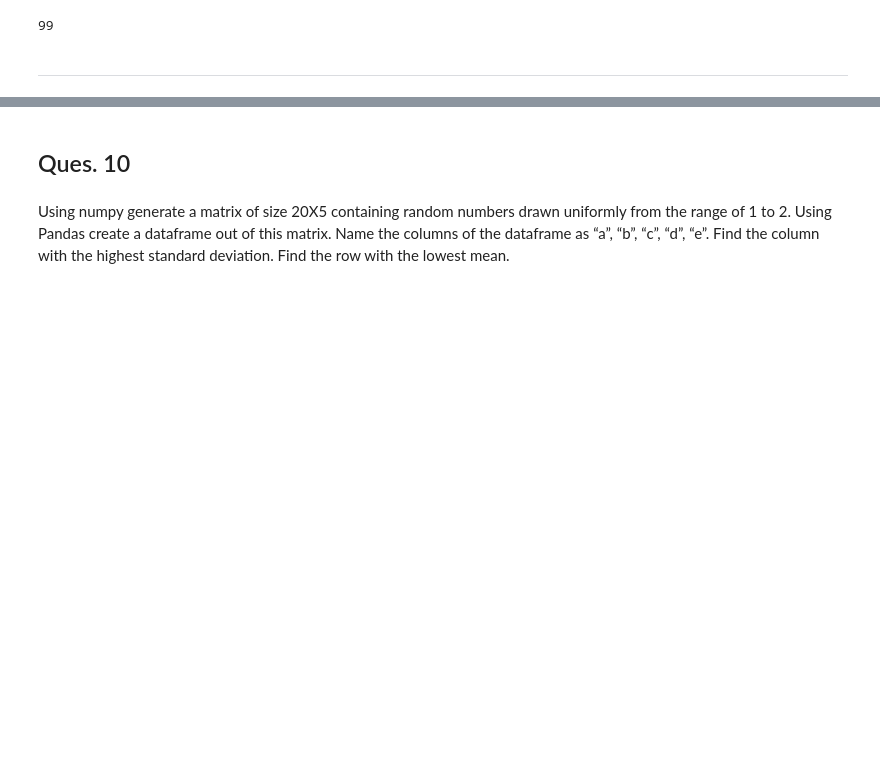
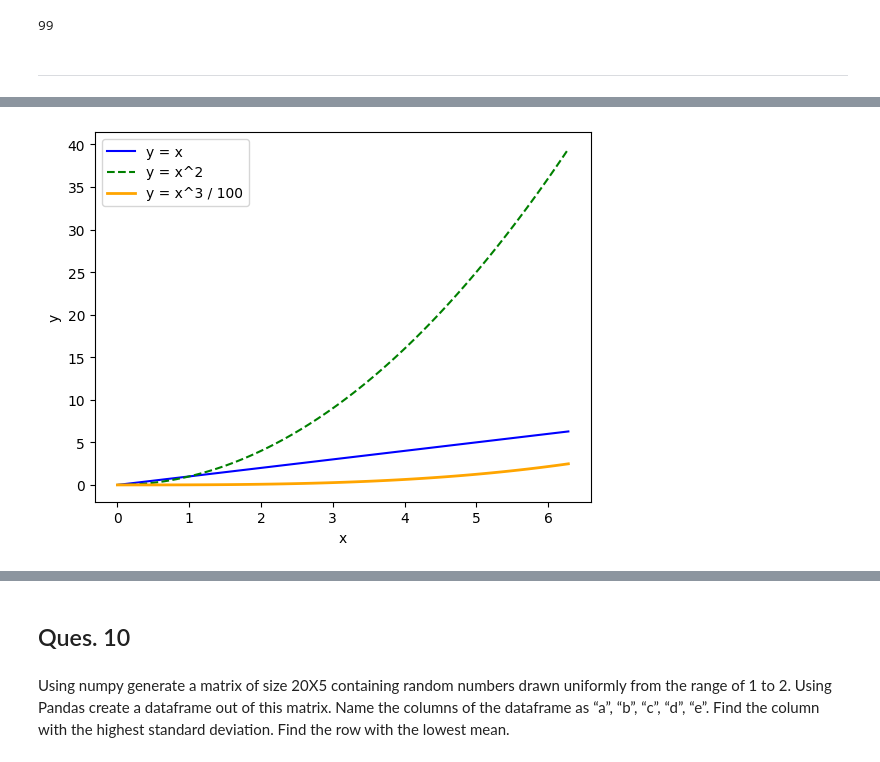
Before and after one commit to anuragupperwal/ML-ES-335-, a Jupyter notebook: ML.ipynb, the cells around one changed output, grey strips where cells are left out. Saved outputs shown, nothing was run; the diff lists cells and outputs as text; code cells hidden in the pictures; blank space fills up the shorter version.

```diff
--- a/ML.ipynb
+++ b/ML.ipynb
@@ -206,0 +218,29 @@ print(student.marks["Maths"])
+# %%
+import matplotlib.pyplot as plt
+import numpy as np
+
+# Create an array of x values from 0 to 2*pi
+x = np.linspace(0, 2 * np.pi, 100)
+
+# Define the functions
+y1 = x
+y2 = x**2
+y3 = x**3 / 100
+
+
+# Title and labels
+plt.plot(x, y1, label='y = x', color='blue')
+plt.plot(x, y2, label='y = x^2', color='green', linestyle='--')
+plt.plot(x, y3, label='y = x^3 / 100', color='orange', linewidth=2)
+
+
+plt.xlabel('x')
+plt.ylabel('y')
+
+# Show the legend
+plt.legend()
+
+# Show the plot
+plt.show()
+# %% [output]
+[figure, added]
```
Also changed, not shown: parts of 9 cells of this notebook.
